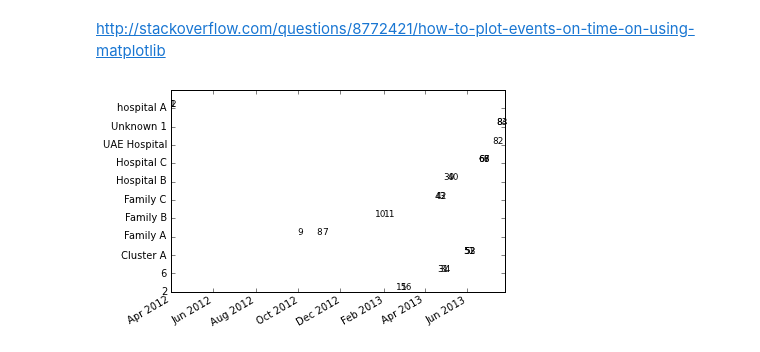
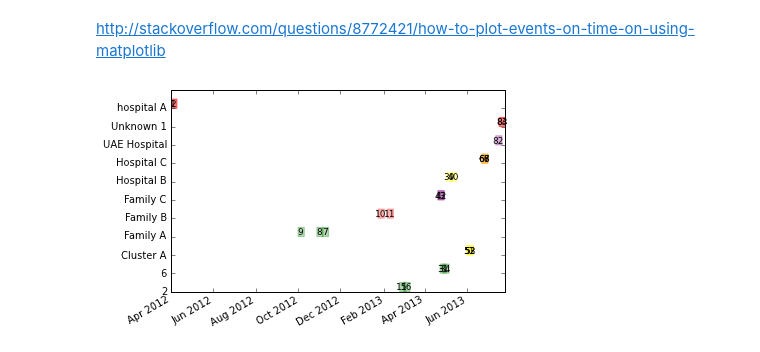
Before and after one commit to cmrivers/epipy, a Jupyter notebook: cluster_builder.ipynb, the cells around one changed output. Saved outputs shown, nothing was run; the diff lists cells and outputs as text; code cells hidden in the pictures.

```diff
--- a/cluster_builder.ipynb
+++ b/cluster_builder.ipynb
@@ -34,25 +34,25 @@ def avg(a, b):
 # %%
 fig = plt.figure()
 ax = fig.add_subplot(111)
 ax.xaxis_date()
 axprop =  plt.axis()
 fig.autofmt_xdate()
-colorcycle = ['w']
+colorcycle = ['red', 'orange', 'yellow', 'purple', 'blue', 'green']
 
 grpnames = unique(clusters['Cluster ID']).dropna().values
 plt.ylim(1, len(grpnames))
 plt.yticks(np.arange(len(grpnames)), grpnames)
 
 for key, group in groups:
     col = choice(colorcycle)
     casenums = cycle([num for num in group['Case #']])
     for date in group.plotdates:
         x1 = [date, date+((10*axprop[1]-axprop[0])/axprop[1])]
         for i in range(len(grpnames)):
             if key == grpnames[i]:
                 y1 = np.array([i, i])
                 y2 = y1+0.5
-                plt.fill_between(x1, y1, y2, color=col)
+                plt.fill_between(x1, y1, y2, color=col, alpha=.3)
                 plt.text(avg(x1[0], x1[1]), avg(y1[0], y2[0]), next(casenums), horizontalalignment='center', verticalalignment='center', fontsize=9)
 # %% [output]
-[figure, old version]
+[figure, new version]
```
Also changed, not shown: 3 other files.
